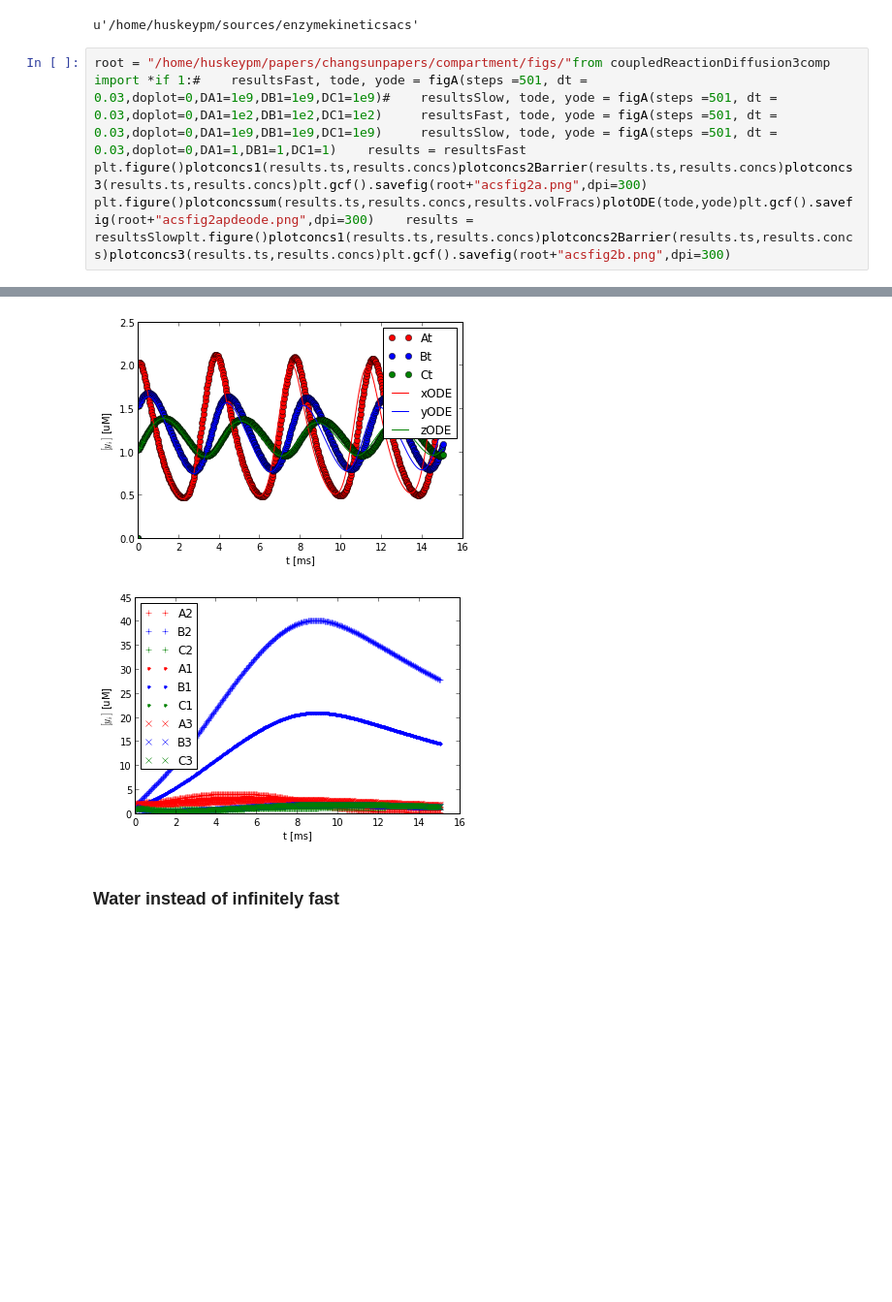
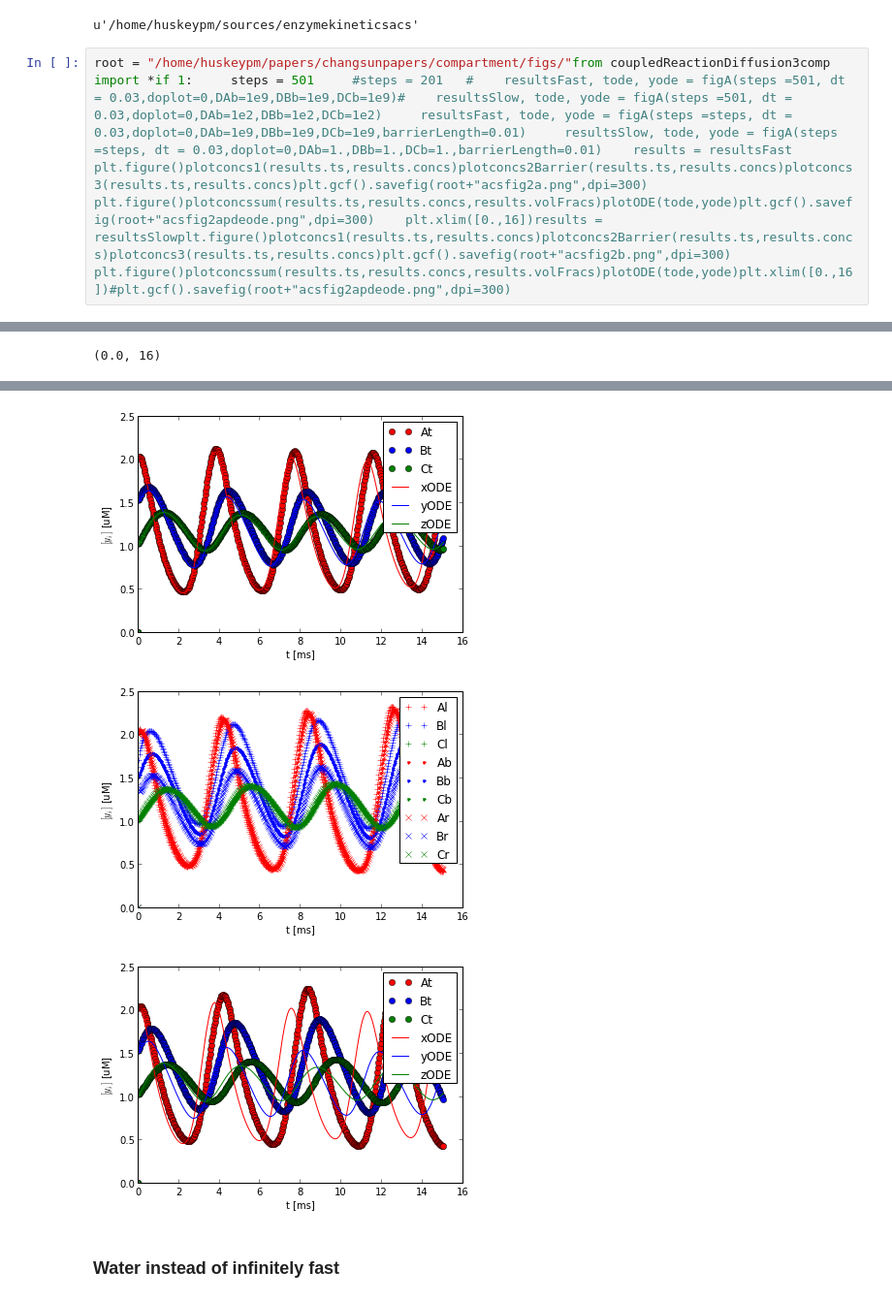
Before and after one commit to huskeypm/enzymekineticsacs, a Jupyter notebook: goodwinPDE.ipynb, the cells around one changed output, grey strips where cells are left out. Shown at 97% size. Drawn from its saved outputs; the diff is of its cells as text; blank space fills up the shorter version.

```diff
--- a/goodwinPDE.ipynb
+++ b/goodwinPDE.ipynb
@@ -11,5 +11,5 @@ pwd
 # %% [output]
 u'/home/huskeypm/sources/enzymekineticsacs'
 # %%
-root = "/home/huskeypm/papers/changsunpapers/compartment/figs/"from coupledReactionDiffusion3comp import *if 1:#    resultsFast, tode, yode = figA(steps =501, dt = 0.03,doplot=0,DA1=1e9,DB1=1e9,DC1=1e9)#    resultsSlow, tode, yode = figA(steps =501, dt = 0.03,doplot=0,DA1=1e2,DB1=1e2,DC1=1e2)     resultsFast, tode, yode = figA(steps =501, dt = 0.03,doplot=0,DA1=1e9,DB1=1e9,DC1=1e9)     resultsSlow, tode, yode = figA(steps =501, dt = 0.03,doplot=0,DA1=1,DB1=1,DC1=1)    results = resultsFast    plt.figure()plotconcs1(results.ts,results.concs)plotconcs2Barrier(results.ts,results.concs)plotconcs3(results.ts,results.concs)plt.gcf().savefig(root+"acsfig2a.png",dpi=300)    plt.figure()plotconcssum(results.ts,results.concs,results.volFracs)plotODE(tode,yode)plt.gcf().savefig(root+"acsfig2apdeode.png",dpi=300)    results = resultsSlowplt.figure()plotconcs1(results.ts,results.concs)plotconcs2Barrier(results.ts,results.concs)plotconcs3(results.ts,results.concs)plt.gcf().savefig(root+"acsfig2b.png",dpi=300)
+root = "/home/huskeypm/papers/changsunpapers/compartment/figs/"from coupledReactionDiffusion3comp import *if 1:     steps = 501     #steps = 201   #    resultsFast, tode, yode = figA(steps =501, dt = 0.03,doplot=0,DAb=1e9,DBb=1e9,DCb=1e9)#    resultsSlow, tode, yode = figA(steps =501, dt = 0.03,doplot=0,DAb=1e2,DBb=1e2,DCb=1e2)     resultsFast, tode, yode = figA(steps =steps, dt = 0.03,doplot=0,DAb=1e9,DBb=1e9,DCb=1e9,barrierLength=0.01)     resultsSlow, tode, yode = figA(steps =steps, dt = 0.03,doplot=0,DAb=1.,DBb=1.,DCb=1.,barrierLength=0.01)    results = resultsFast    plt.figure()plotconcs1(results.ts,results.concs)plotconcs2Barrier(results.ts,results.concs)plotconcs3(results.ts,results.concs)plt.gcf().savefig(root+"acsfig2a.png",dpi=300)    plt.figure()plotconcssum(results.ts,results.concs,results.volFracs)plotODE(tode,yode)plt.gcf().savefig(root+"acsfig2apdeode.png",dpi=300)    plt.xlim([0.,16])results = resultsSlowplt.figure()plotconcs1(results.ts,results.concs)plotconcs2Barrier(results.ts,results.concs)plotconcs3(results.ts,results.concs)plt.gcf().savefig(root+"acsfig2b.png",dpi=300)    plt.figure()plotconcssum(results.ts,results.concs,results.volFracs)plotODE(tode,yode)plt.xlim([0.,16])#plt.gcf().savefig(root+"acsfig2apdeode.png",dpi=300)
 # %% [output]
@@ -16,0 +17 @@ WRNING: this is a hack, since not updated correctlyD: 1000000000.000000 Dbulkbuf
+(0.0, 16)
@@ -18,5 +19,6 @@ WRNING: this is a hack, since not updated correctlyD: 1000000000.000000 Dbulkbuf
 [figure]
-[figure, old version]
+[figure, new version]
+[figure, added]
 # %% [markdown]
 ### Water instead of infinitely fast
 # %%
```
Also changed, not shown: parts of 14 cells of this notebook, 4 other files.
